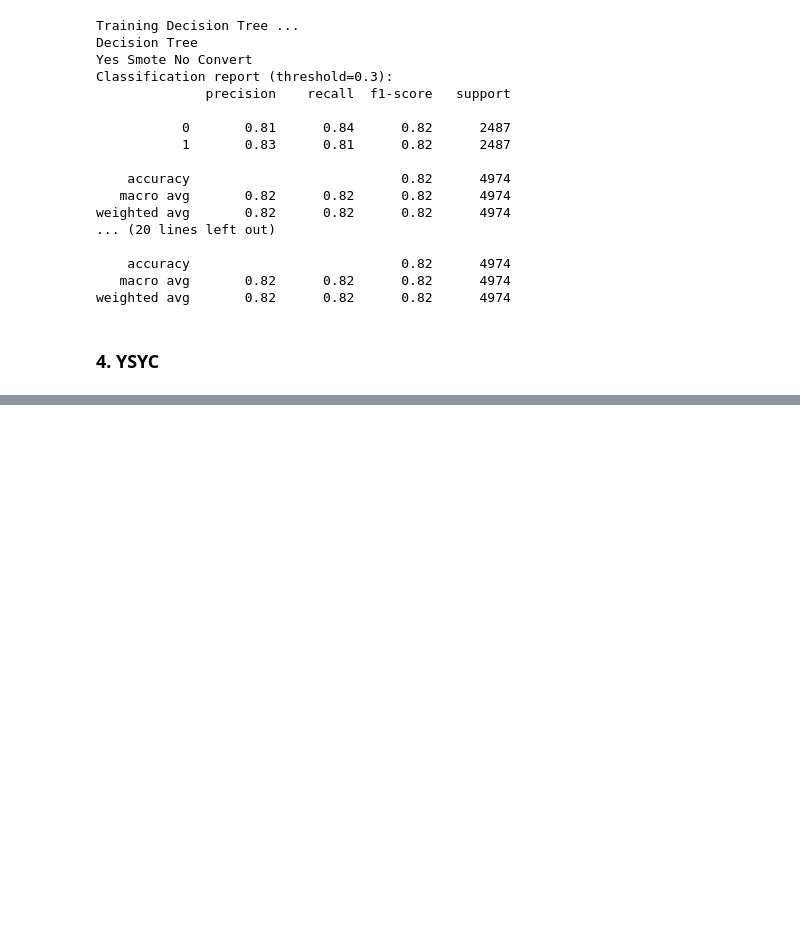
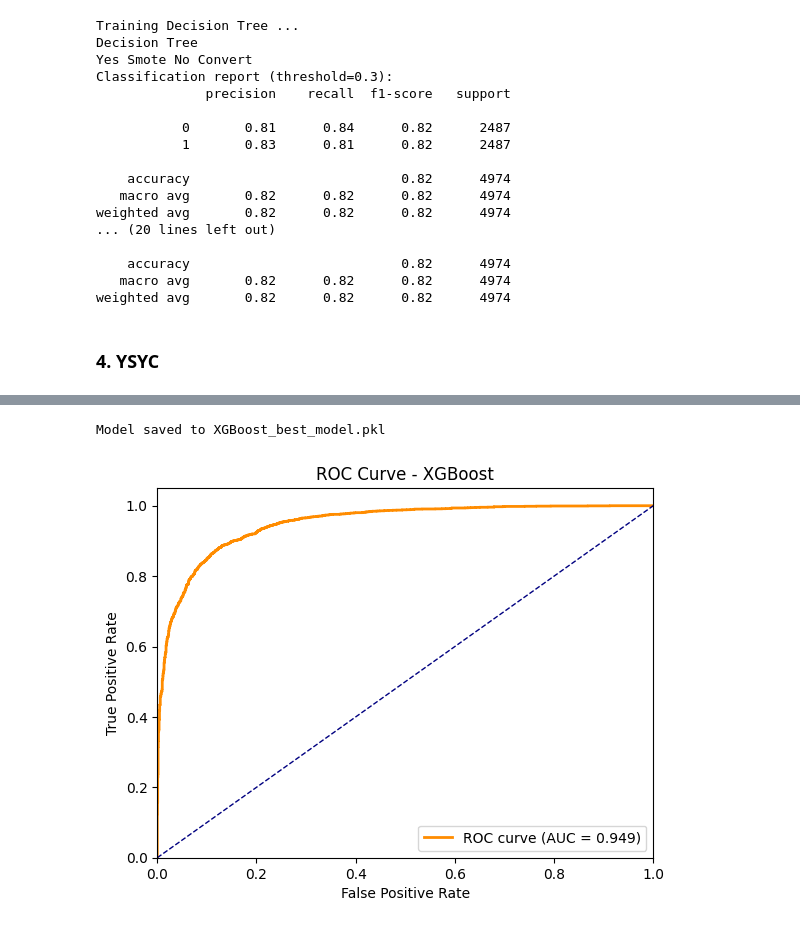
Before and after one commit to SKNETWORKS-FAMILY-AICAMP/SKN17-2nd-5Team, a Jupyter notebook: train.ipynb, the cells around one changed output, grey strips where cells are left out. Saved outputs shown, nothing was run; the diff lists cells and outputs as text; code cells hidden in the pictures; blank space fills up the shorter version.

Commit message:
evaluate XGBoost

```diff
--- a/train.ipynb
+++ b/train.ipynb
@@ -112,15 +154,31 @@ X_train, X_test, y_train, y_test = train_test_split(X, y, test_size=0.2, stratif
 # %%
 for name, model, params in models:
     print(f"Training {name} ...")
+
     grid_search = GridSearchCV(model, param_grid=params, cv=5, scoring='f1', n_jobs=-1, return_train_score=True)
     grid_search.fit(X_train, y_train)
 
     best_model = grid_search.best_estimator_
+    y_proba = best_model.predict_proba(X_test)[:, 1]
 
-    for thr in [0.3, 0.5, 0.7]:
-        print('Decision Tree')
-        print('Yes Smote No Convert')
-        evaluate_model(best_model, X_test, y_test, threshold=thr)
+    thresholds = np.arange(0.3, 0.71, 0.01)
+    best_thresh, best_macro_f1 = 0.5, 0
+
+    for t in thresholds:
+        y_pred_t = (y_proba >= t).astype(int)
+        f1_0 = f1_score(y_test, y_pred_t, pos_label=0)
+        f1_1 = f1_score(y_test, y_pred_t, pos_label=1)
+        macro_f1 = (f1_0 + f1_1) / 2
+
+        if macro_f1 > best_macro_f1:
+            best_macro_f1, best_thresh = macro_f1, t
+
+    y_pred_best = (y_proba >= best_thresh).astype(int)
+
+    print('GradientBoosting Classifier, Yes Smote, No Convert')
+    print('best parameters', grid_search.best_params_)
+    print(f'Best threshold: {best_thresh:.2f}, Macro F1: {best_macro_f1:.4f}')
+    print('report', classification_report(y_test, y_pred_best))
 # %% [output]
 Training Decision Tree ...
 Decision Tree
@@ -178 +257,29 @@ weighted avg       0.81      0.80      0.80      4974
+# %%
+import joblib
+
+filename = f'{name}_best_model.pkl'
+joblib.dump(best_model, filename)
+print(f'Model saved to {filename}')
+# %% [output]
+Model saved to XGBoost_best_model.pkl
+# %%
+from sklearn.metrics import roc_curve, auc
+import matplotlib.pyplot as plt
+
+# 최적 모델로 테스트셋 확률 예측 (이미 y_proba 있음)
+fpr, tpr, thresholds = roc_curve(y_test, y_proba)
+roc_auc = auc(fpr, tpr)
+
+plt.figure()
+plt.plot(fpr, tpr, color='darkorange', lw=2, label=f'ROC curve (AUC = {roc_auc:.3f})')
+plt.plot([0, 1], [0, 1], color='navy', lw=1, linestyle='--')
+plt.xlim([0.0, 1.0])
+plt.ylim([0.0, 1.05])
+plt.xlabel('False Positive Rate')
+plt.ylabel('True Positive Rate')
+plt.title(f'ROC Curve - {name}')
+plt.legend(loc="lower right")
+plt.show()
+# %% [output]
+[figure, added]
 # %%
```
Also changed, not shown: parts of 7 cells of this notebook, 1 other file.
